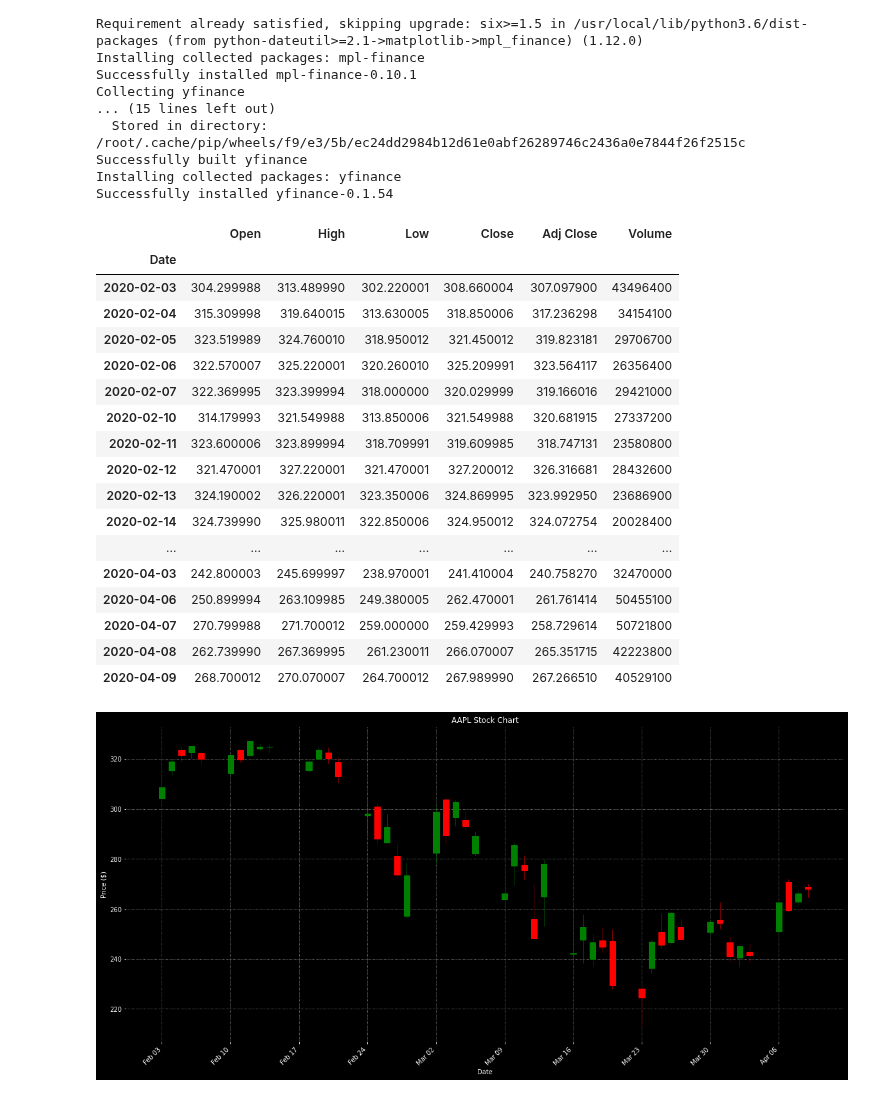
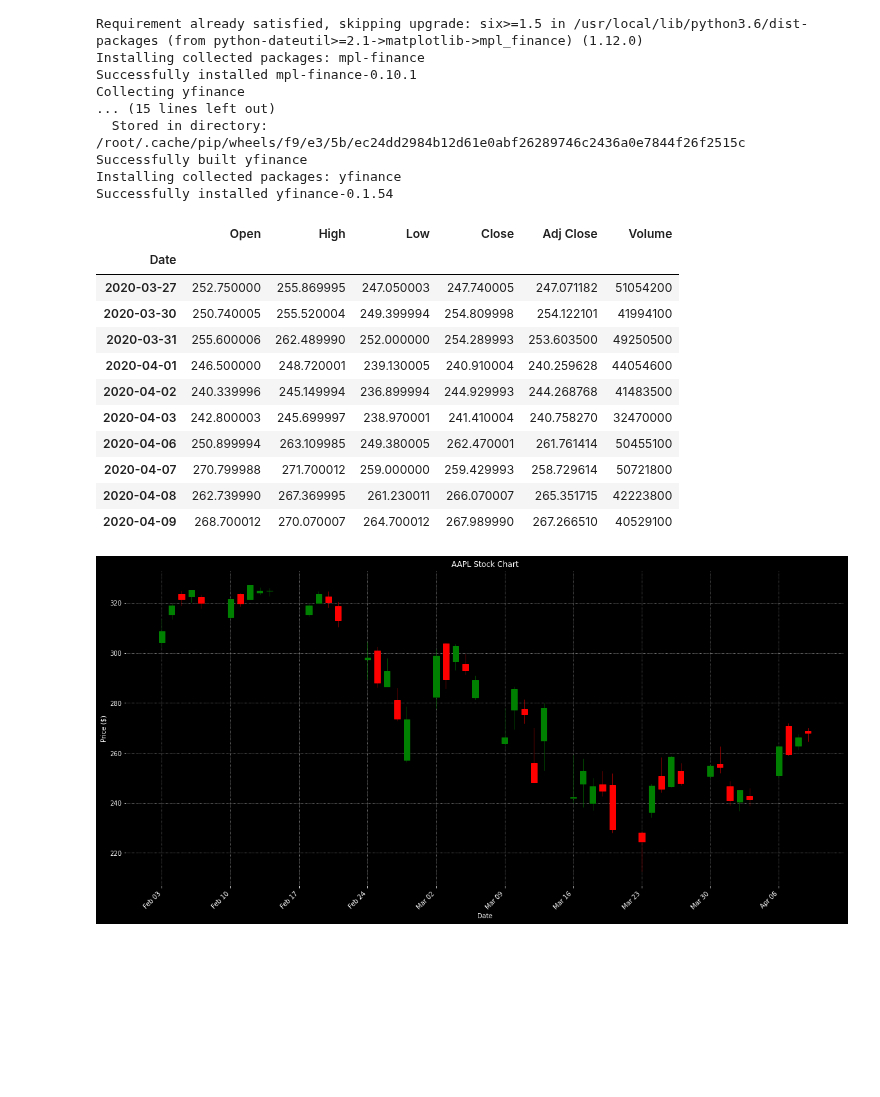
Before and after one commit to jfink09/Financial-Modeling, a Jupyter notebook: Candlestick_Chart.ipynb, the cells around one changed output. Saved outputs shown, nothing was run; the diff lists cells and outputs as text; code cells hidden in the pictures; blank space fills up the shorter version.

```diff
--- a/Candlestick_Chart.ipynb
+++ b/Candlestick_Chart.ipynb
@@ -48,26 +48,20 @@ dayFormatter = DateFormatter('%d')      # e.g., 12
 # %%
 # Retrieve Apple stock quotes
  quotes = yf.download('AAPL', progress=False)
 
 # select desired range of dates
 quotes = quotes[(quotes.index >= date1) & (quotes.index <= date2)]
 
 # Print data
-quotes
+quotes.tail(10)
 # %% [output]
 |  | Open | High | Low | Close | Adj Close | Volume |
 | Date |  |  |  |  |  |  |
-| 2020-02-03 | 304.299988 | 313.489990 | 302.220001 | 308.660004 | 307.097900 | 43496400 |
-| 2020-02-04 | 315.309998 | 319.640015 | 313.630005 | 318.850006 | 317.236298 | 34154100 |
-| 2020-02-05 | 323.519989 | 324.760010 | 318.950012 | 321.450012 | 319.823181 | 29706700 |
-| 2020-02-06 | 322.570007 | 325.220001 | 320.260010 | 325.209991 | 323.564117 | 26356400 |
-| 2020-02-07 | 322.369995 | 323.399994 | 318.000000 | 320.029999 | 319.166016 | 29421000 |
-| 2020-02-10 | 314.179993 | 321.549988 | 313.850006 | 321.549988 | 320.681915 | 27337200 |
-| 2020-02-11 | 323.600006 | 323.899994 | 318.709991 | 319.609985 | 318.747131 | 23580800 |
-| 2020-02-12 | 321.470001 | 327.220001 | 321.470001 | 327.200012 | 326.316681 | 28432600 |
-| 2020-02-13 | 324.190002 | 326.220001 | 323.350006 | 324.869995 | 323.992950 | 23686900 |
-| 2020-02-14 | 324.739990 | 325.980011 | 322.850006 | 324.950012 | 324.072754 | 20028400 |
-| ... | ... | ... | ... | ... | ... | ... |
+| 2020-03-27 | 252.750000 | 255.869995 | 247.050003 | 247.740005 | 247.071182 | 51054200 |
+| 2020-03-30 | 250.740005 | 255.520004 | 249.399994 | 254.809998 | 254.122101 | 41994100 |
+| 2020-03-31 | 255.600006 | 262.489990 | 252.000000 | 254.289993 | 253.603500 | 49250500 |
+| 2020-04-01 | 246.500000 | 248.720001 | 239.130005 | 240.910004 | 240.259628 | 44054600 |
+| 2020-04-02 | 240.339996 | 245.149994 | 236.899994 | 244.929993 | 244.268768 | 41483500 |
 | 2020-04-03 | 242.800003 | 245.699997 | 238.970001 | 241.410004 | 240.758270 | 32470000 |
 | 2020-04-06 | 250.899994 | 263.109985 | 249.380005 | 262.470001 | 261.761414 | 50455100 |
 | 2020-04-07 | 270.799988 | 271.700012 | 259.000000 | 259.429993 | 258.729614 | 50721800 |
```
